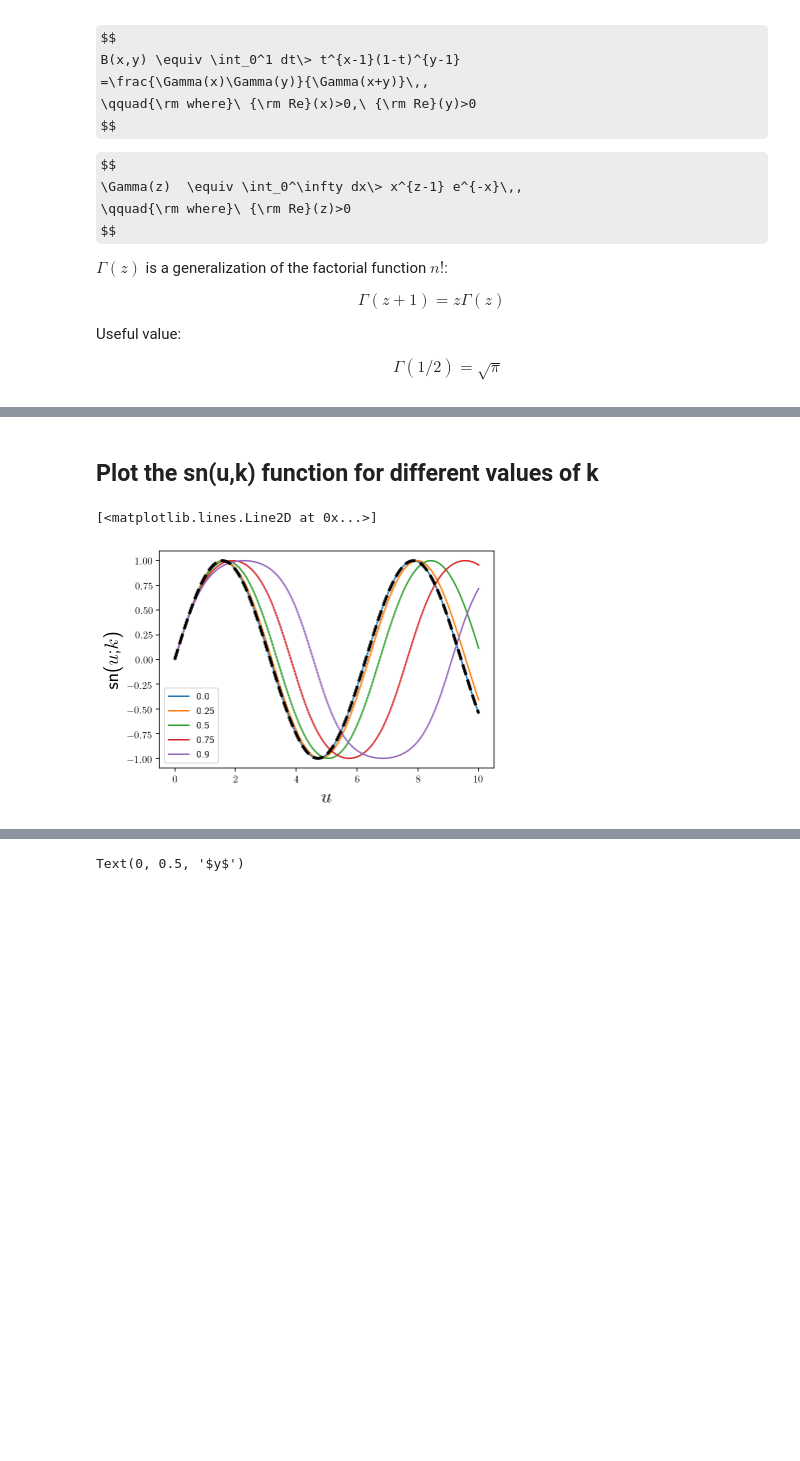
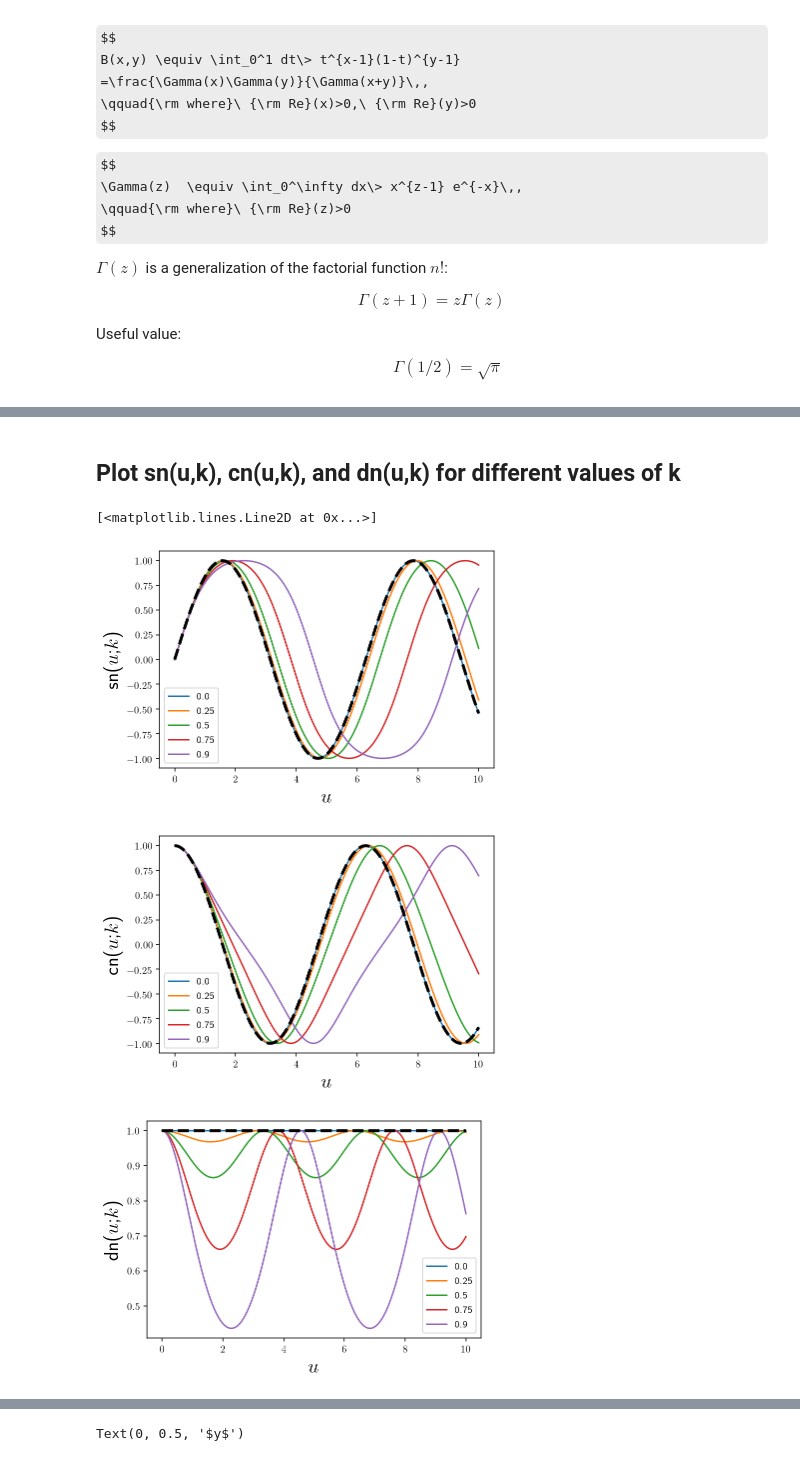
Before and after one commit to josephromano/josephromano.github.io, a Jupyter notebook: PHYS5306/notes/workbook.ipynb, the cells around one changed output, grey strips where cells are left out. Saved outputs shown, nothing was run; the diff lists cells and outputs as text; code cells hidden in the pictures; some formulas as TeX source; blank space fills up the shorter version.

```diff
--- a/PHYS5306/notes/workbook.ipynb
+++ b/PHYS5306/notes/workbook.ipynb
@@ -418,29 +421,63 @@ x = r\cos\theta = a\cos\phi = a\,{\rm cn}\,(u,k)\,,
 y = r\sin\theta = b\sin\phi = b\,{\rm sn}\,(u,k)
 $$
 # %% [markdown]
-## Plot the sn(u,k) function for different values of k
+## Plot sn(u,k), cn(u,k), and dn(u,k) for different values of k
 # %%
 # discrete u values
 u = np.linspace(0, 10, 10000)
 
 # consider several different values for k
 k = np.array([0, 0.25, 0.5, 0.75, 0.9])
 
-# make plots
+# make plots of sn(u,k)
 plt.figure()
 plt.xlabel('$u$', size=20)
 plt.ylabel('sn($u$;$k$)', size=20)
 for ii in range(len(k)):
     m = k[ii]**2 # scipy uses m=k^2
     sn_u, cn_u, dn_u, ph_u = special.ellipj(u, m)
     plt.plot(u, sn_u)
 
 _=plt.legend(k)
 
-# compare with ordinary sine functions
+# compare with ordinary sine function
 sin_u = np.sin(u)
 plt.plot(u, sin_u, color='k', ls='--', lw=3)
+
+##################################################
+# make plots of cn(u,k)
+plt.figure()
+plt.xlabel('$u$', size=20)
+plt.ylabel('cn($u$;$k$)', size=20)
+for ii in range(len(k)):
+    m = k[ii]**2 # scipy uses m=k^2
+    sn_u, cn_u, dn_u, ph_u = special.ellipj(u, m)
+    plt.plot(u, cn_u)
+
+_=plt.legend(k)
+
+# compare with ordinary cosine function
+cos_u = np.cos(u)
+plt.plot(u, cos_u, color='k', ls='--', lw=3)
+
+###################################################
+# make plots of dn(u,k)
+plt.figure()
+plt.xlabel('$u$', size=20)
+plt.ylabel('dn($u$;$k$)', size=20)
+for ii in range(len(k)):
+    m = k[ii]**2 # scipy uses m=k^2
+    sn_u, cn_u, dn_u, ph_u = special.ellipj(u, m)
+    plt.plot(u, dn_u)
+
+_=plt.legend(k)
+
+# compare with ordinary sine functions
+unit = np.ones(len(u))
+plt.plot(u, unit, color='k', ls='--', lw=3)
 # %% [output]
 [<matplotlib.lines.Line2D at 0x...>]
 [figure]
+[figure, added]
+[figure, added]
 # %% [markdown]
```
Also changed, not shown: parts of 7 cells of this notebook, 1 other file.
